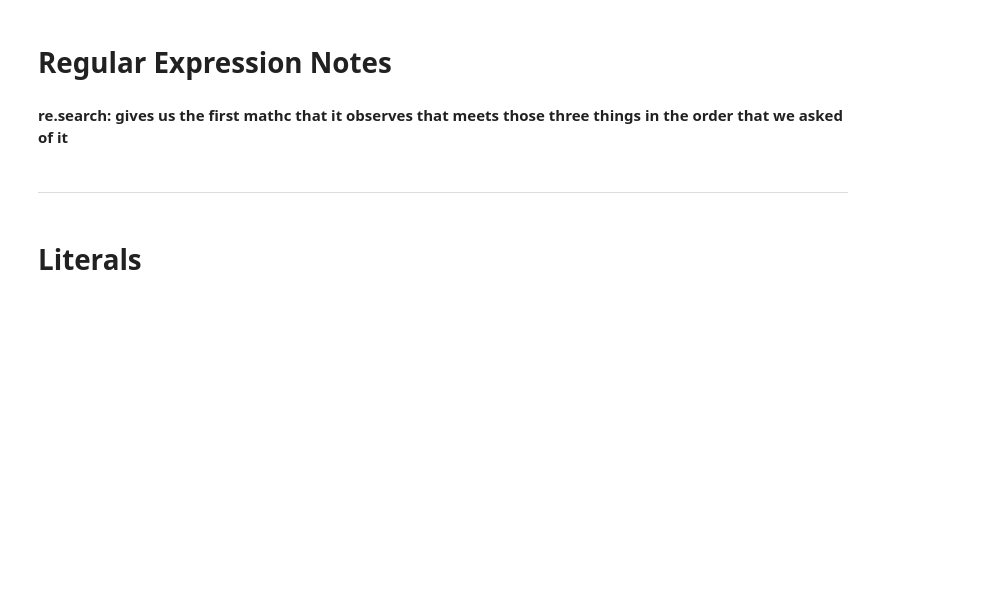
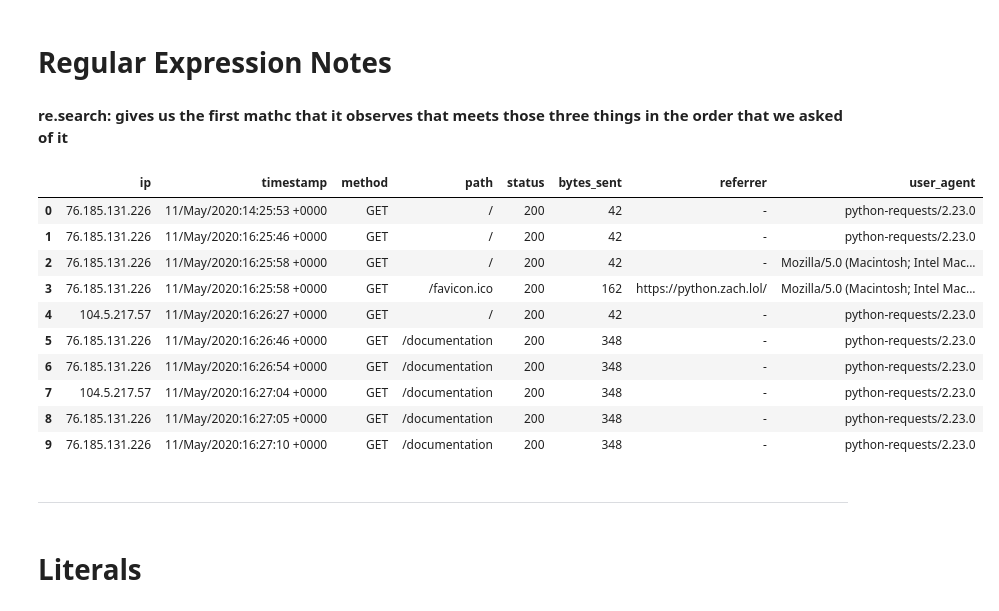
Before and after one commit to natasharivers/NLP, a Jupyter notebook: Regexp Notes.ipynb, the cells around one changed output. Saved outputs shown, nothing was run; the diff lists cells and outputs as text; code cells hidden in the pictures; blank space fills up the shorter version.

Commit message:
regexp notes

```diff
--- a/Regexp Notes.ipynb
+++ b/Regexp Notes.ipynb
@@ -19,8 +19,20 @@ log_file_lines = '''
 # %% [markdown]
 **re.search: gives us the first mathc that it observes that meets those three things in the order that we asked of it**
 # %%
-regex= r'(?P<ip>.*?)\s.*?\[(?)]
-regex= re.compile(regex, re.VerBOSE)
+regex= r'(?P<ip>.*?)\s.*?\[(?P<timestamp>.*?)\]\s+"(?P<method>[A-Z]+)\s(?P<path>.*?)\sHTTP/1.1"\s(?P<status>\d+)\s(?P<bytes_sent>\d+)\s"(?P<referrer>.*?)"\s"(?P<user_agent>.*?)"'
+regex= re.compile(regex, re.VERBOSE)
 
 lines = pd.Series(log_file_lines.strip().split('\n'))
 lines.str.extract(regex)
+# %% [output]
+|  | ip | timestamp | method | path | status | bytes_sent | referrer | user_agent |
+| 0 | 76.185.131.226 | 11/May/2020:14:25:53 +0000 | GET | / | 200 | 42 | - | python-requests/2.23.0 |
+| 1 | 76.185.131.226 | 11/May/2020:16:25:46 +0000 | GET | / | 200 | 42 | - | python-requests/2.23.0 |
+| 2 | 76.185.131.226 | 11/May/2020:16:25:58 +0000 | GET | / | 200 | 42 | - | Mozilla/5.0 (Macintosh; Intel Mac... |
+| 3 | 76.185.131.226 | 11/May/2020:16:25:58 +0000 | GET | /favicon.ico | 200 | 162 | https://python.zach.lol/ | Mozilla/5.0 (Macintosh; Intel Mac... |
+| 4 | 104.5.217.57 | 11/May/2020:16:26:27 +0000 | GET | / | 200 | 42 | - | python-requests/2.23.0 |
+| 5 | 76.185.131.226 | 11/May/2020:16:26:46 +0000 | GET | /documentation | 200 | 348 | - | python-requests/2.23.0 |
+| 6 | 76.185.131.226 | 11/May/2020:16:26:54 +0000 | GET | /documentation | 200 | 348 | - | python-requests/2.23.0 |
+| 7 | 104.5.217.57 | 11/May/2020:16:27:04 +0000 | GET | /documentation | 200 | 348 | - | python-requests/2.23.0 |
+| 8 | 76.185.131.226 | 11/May/2020:16:27:05 +0000 | GET | /documentation | 200 | 348 | - | python-requests/2.23.0 |
+| 9 | 76.185.131.226 | 11/May/2020:16:27:10 +0000 | GET | /documentation | 200 | 348 | - | python-requests/2.23.0 |
```
Also changed, not shown: parts of 9 cells of this notebook.
